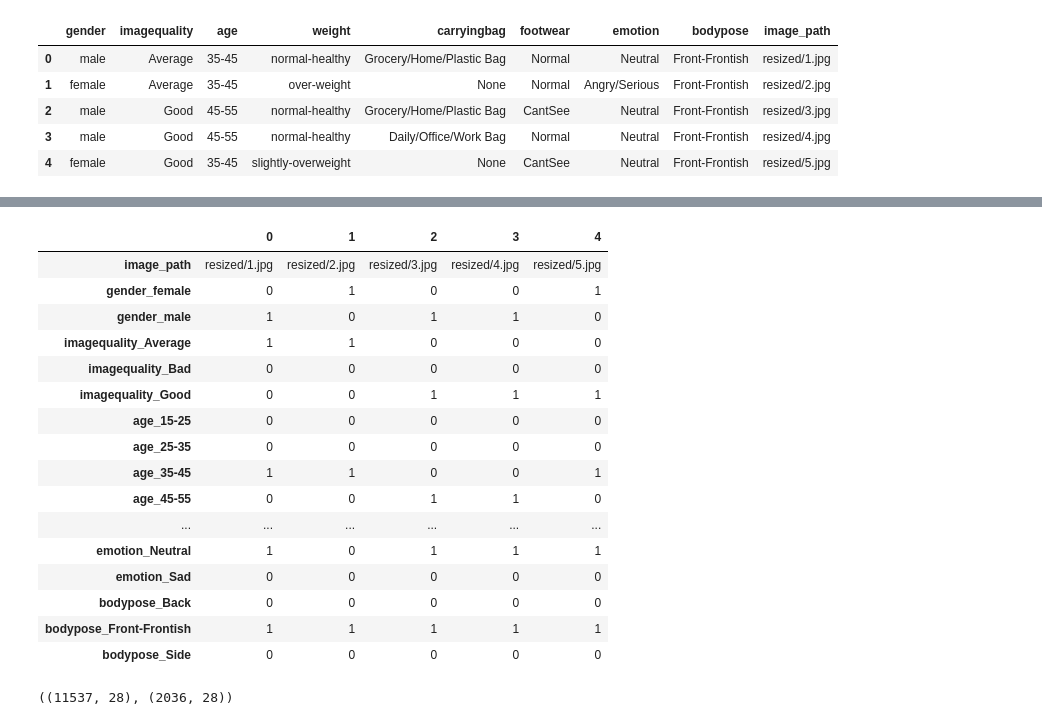
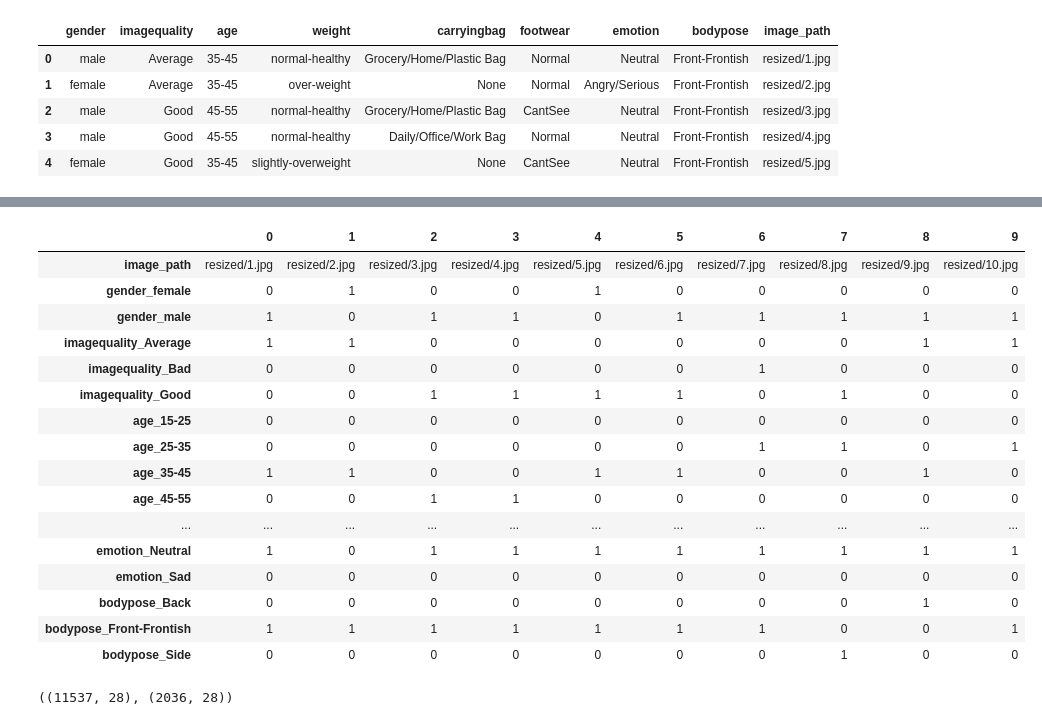
Before and after one commit to rockowtham/eip_class, a Jupyter notebook: Assignment5.ipynb, the cells around one changed output, grey strips where cells are left out. Saved outputs shown, nothing was run; the diff lists cells and outputs as text; code cells hidden in the pictures.

```diff
--- a/Assignment5.ipynb
+++ b/Assignment5.ipynb
@@ -58,37 +100,37 @@ df.head()
 # %%
 # one hot encoding of labels
 
 one_hot_df = pd.concat([
     df[["image_path"]],
     pd.get_dummies(df.gender, prefix="gender"),
     pd.get_dummies(df.imagequality, prefix="imagequality"),
     pd.get_dummies(df.age, prefix="age"),
     pd.get_dummies(df.weight, prefix="weight"),
     pd.get_dummies(df.carryingbag, prefix="carryingbag"),
     pd.get_dummies(df.footwear, prefix="footwear"),
     pd.get_dummies(df.emotion, prefix="emotion"),
     pd.get_dummies(df.bodypose, prefix="bodypose"),
 ], axis = 1)
 
-one_hot_df.head().T
+one_hot_df.head(10).T
 # %% [output]
-|  | 0 | 1 | 2 | 3 | 4 |
-| image_path | resized/1.jpg | resized/2.jpg | resized/3.jpg | resized/4.jpg | resized/5.jpg |
-| gender_female | 0 | 1 | 0 | 0 | 1 |
-| gender_male | 1 | 0 | 1 | 1 | 0 |
-| imagequality_Average | 1 | 1 | 0 | 0 | 0 |
-| imagequality_Bad | 0 | 0 | 0 | 0 | 0 |
-| imagequality_Good | 0 | 0 | 1 | 1 | 1 |
-| age_15-25 | 0 | 0 | 0 | 0 | 0 |
-| age_25-35 | 0 | 0 | 0 | 0 | 0 |
-| age_35-45 | 1 | 1 | 0 | 0 | 1 |
-| age_45-55 | 0 | 0 | 1 | 1 | 0 |
-| ... | ... | ... | ... | ... | ... |
-| emotion_Neutral | 1 | 0 | 1 | 1 | 1 |
-| emotion_Sad | 0 | 0 | 0 | 0 | 0 |
-| bodypose_Back | 0 | 0 | 0 | 0 | 0 |
-| bodypose_Front-Frontish | 1 | 1 | 1 | 1 | 1 |
-| bodypose_Side | 0 | 0 | 0 | 0 | 0 |
+|  | 0 | 1 | 2 | 3 | 4 | 5 | 6 | 7 | 8 | 9 |
+| image_path | resized/1.jpg | resized/2.jpg | resized/3.jpg | resized/4.jpg | resized/5.jpg | resized/6.jpg | resized/7.jpg | resized/8.jpg | resized/9.jpg | resized/10.jpg |
+| gender_female | 0 | 1 | 0 | 0 | 1 | 0 | 0 | 0 | 0 | 0 |
+| gender_male | 1 | 0 | 1 | 1 | 0 | 1 | 1 | 1 | 1 | 1 |
+| imagequality_Average | 1 | 1 | 0 | 0 | 0 | 0 | 0 | 0 | 1 | 1 |
+| imagequality_Bad | 0 | 0 | 0 | 0 | 0 | 0 | 1 | 0 | 0 | 0 |
+| imagequality_Good | 0 | 0 | 1 | 1 | 1 | 1 | 0 | 1 | 0 | 0 |
+| age_15-25 | 0 | 0 | 0 | 0 | 0 | 0 | 0 | 0 | 0 | 0 |
+| age_25-35 | 0 | 0 | 0 | 0 | 0 | 0 | 1 | 1 | 0 | 1 |
+| age_35-45 | 1 | 1 | 0 | 0 | 1 | 1 | 0 | 0 | 1 | 0 |
+| age_45-55 | 0 | 0 | 1 | 1 | 0 | 0 | 0 | 0 | 0 | 0 |
+| ... | ... | ... | ... | ... | ... | ... | ... | ... | ... | ... |
+| emotion_Neutral | 1 | 0 | 1 | 1 | 1 | 1 | 1 | 1 | 1 | 1 |
+| emotion_Sad | 0 | 0 | 0 | 0 | 0 | 0 | 0 | 0 | 0 | 0 |
+| bodypose_Back | 0 | 0 | 0 | 0 | 0 | 0 | 0 | 0 | 1 | 0 |
+| bodypose_Front-Frontish | 1 | 1 | 1 | 1 | 1 | 1 | 1 | 0 | 0 | 1 |
+| bodypose_Side | 0 | 0 | 0 | 0 | 0 | 0 | 0 | 1 | 0 | 0 |
 # %%
 import keras
 import numpy as np
```
Also changed, not shown: parts of 17 cells of this notebook.
